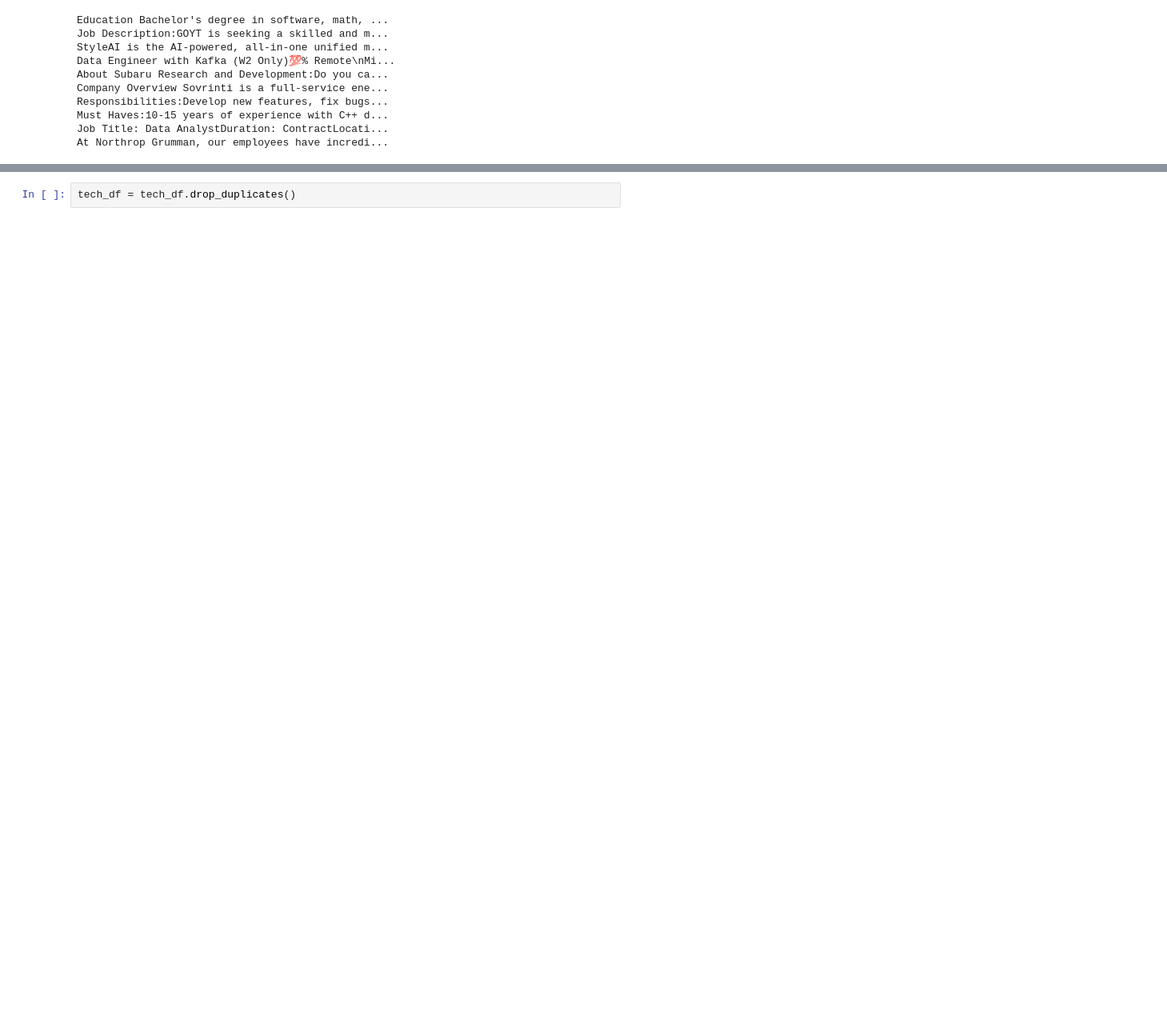
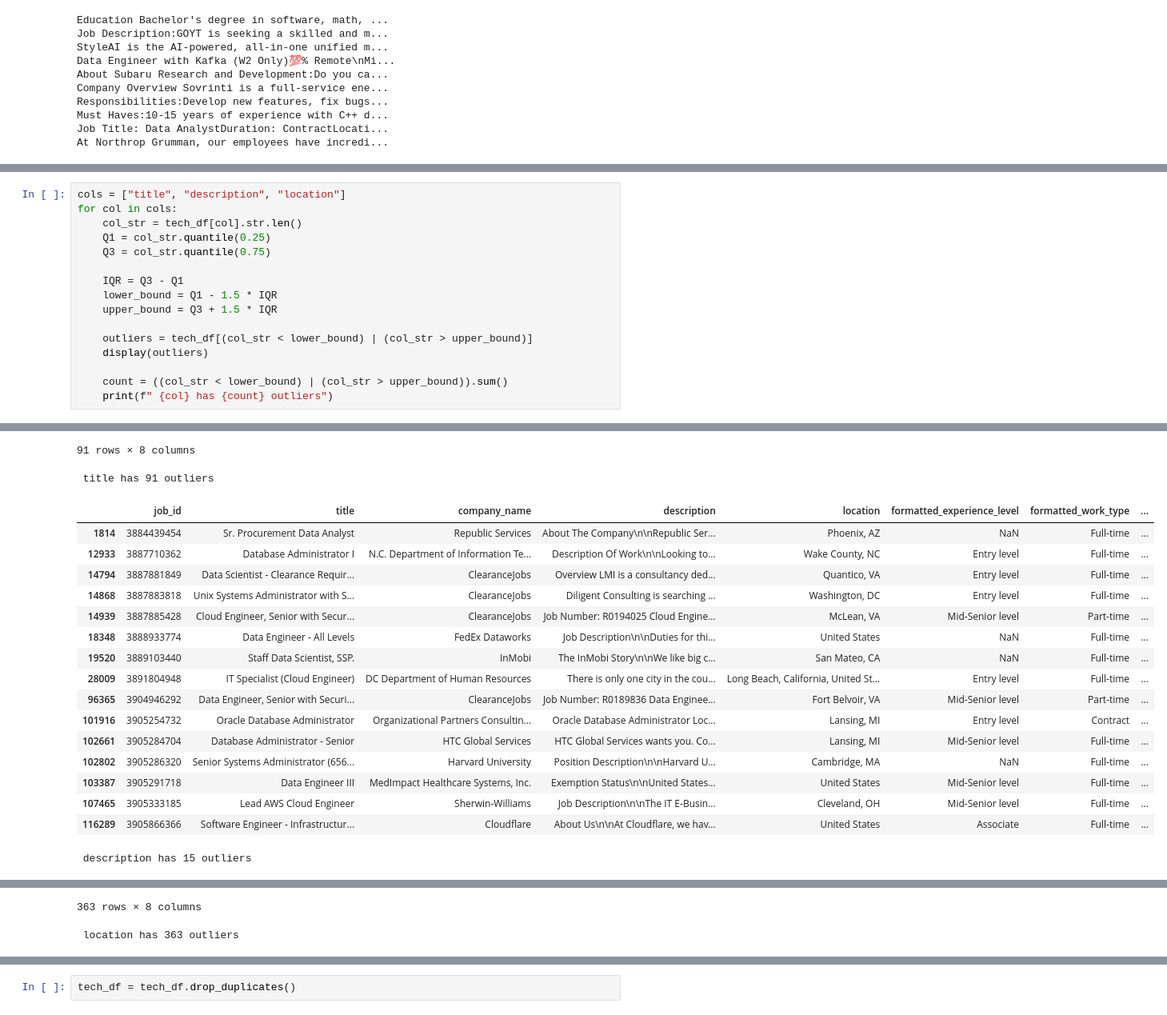
Before and after one commit to jlnsmith2001/career_trends_analyzer, a Jupyter notebook: job_posting_dataset.ipynb, the cells around one changed output, grey strips where cells are left out. Shown at 80% size. Saved outputs shown, nothing was run; the diff lists cells and outputs as text; blank space fills up the shorter version.

```diff
--- a/job_posting_dataset.ipynb
+++ b/job_posting_dataset.ipynb
@@ -141,0 +244,17 @@ Name: count, Length: 2185, dtype: int64
+# %%
+cols = ["title", "description", "location"]
+for col in cols:
+    col_str = tech_df[col].str.len()
+    Q1 = col_str.quantile(0.25)
+    Q3 = col_str.quantile(0.75)
+
+    IQR = Q3 - Q1
+    lower_bound = Q1 - 1.5 * IQR
+    upper_bound = Q3 + 1.5 * IQR
+
+    outliers = tech_df[(col_str < lower_bound) | (col_str > upper_bound)]
+    display(outliers)
+
+    count = ((col_str < lower_bound) | (col_str > upper_bound)).sum()
+    print(f" {col} has {count} outliers")
+# %% [output]
@@ -141,0 +273,19 @@ Name: count, Length: 2185, dtype: int64
+91 rows × 8 columns
+ title has 91 outliers
+|  | job_id | title | company_name | description | location | formatted_experience_level | formatted_work_type | ... |
+| 1814 | 3884439454 | Sr. Procurement Data Analyst | Republic Services | About The Company\n\nRepublic Ser... | Phoenix, AZ | NaN | Full-time | ... |
+| 12933 | 3887710362 | Database Administrator I | N.C. Department of Information Te... | Description Of Work\n\nLooking to... | Wake County, NC | Entry level | Full-time | ... |
+| 14794 | 3887881849 | Data Scientist - Clearance Requir... | ClearanceJobs | Overview LMI is a consultancy ded... | Quantico, VA | Entry level | Full-time | ... |
+| 14868 | 3887883818 | Unix Systems Administrator with S... | ClearanceJobs | Diligent Consulting is searching ... | Washington, DC | Entry level | Full-time | ... |
+| 14939 | 3887885428 | Cloud Engineer, Senior with Secur... | ClearanceJobs | Job Number: R0194025 Cloud Engine... | McLean, VA | Mid-Senior level | Part-time | ... |
+| 18348 | 3888933774 | Data Engineer - All Levels | FedEx Dataworks | Job Description\n\nDuties for thi... | United States | NaN | Full-time | ... |
+| 19520 | 3889103440 | Staff Data Scientist, SSP. | InMobi | The InMobi Story\n\nWe like big c... | San Mateo, CA | NaN | Full-time | ... |
+| 28009 | 3891804948 | IT Specialist (Cloud Engineer) | DC Department of Human Resources | There is only one city in the cou... | Long Beach, California, United St... | Entry level | Full-time | ... |
+| 96365 | 3904946292 | Data Engineer, Senior with Securi... | ClearanceJobs | Job Number: R0189836 Data Enginee... | Fort Belvoir, VA | Mid-Senior level | Part-time | ... |
+| 101916 | 3905254732 | Oracle Database Administrator | Organizational Partners Consultin... | Oracle Database Administrator Loc... | Lansing, MI | Entry level | Contract | ... |
+| 102661 | 3905284704 | Database Administrator - Senior | HTC Global Services | HTC Global Services wants you. Co... | Lansing, MI | Mid-Senior level | Full-time | ... |
+| 102802 | 3905286320 | Senior Systems Administrator (656... | Harvard University | Position Description\n\nHarvard U... | Cambridge, MA | NaN | Full-time | ... |
+| 103387 | 3905291718 | Data Engineer III | MedImpact Healthcare Systems, Inc. | Exemption Status\n\nUnited States... | United States | Mid-Senior level | Full-time | ... |
+| 107465 | 3905333185 | Lead AWS Cloud Engineer | Sherwin-Williams | Job Description\n\nThe IT E-Busin... | Cleveland, OH | Mid-Senior level | Full-time | ... |
+| 116289 | 3905866366 | Software Engineer - Infrastructur... | Cloudflare | About Us\n\nAt Cloudflare, we hav... | United States | Associate | Full-time | ... |
+ description has 15 outliers
@@ -141,0 +304,2 @@ Name: count, Length: 2185, dtype: int64
+363 rows × 8 columns
+ location has 363 outliers
```
Also changed, not shown: parts of 27 cells of this notebook, 1 other file.
